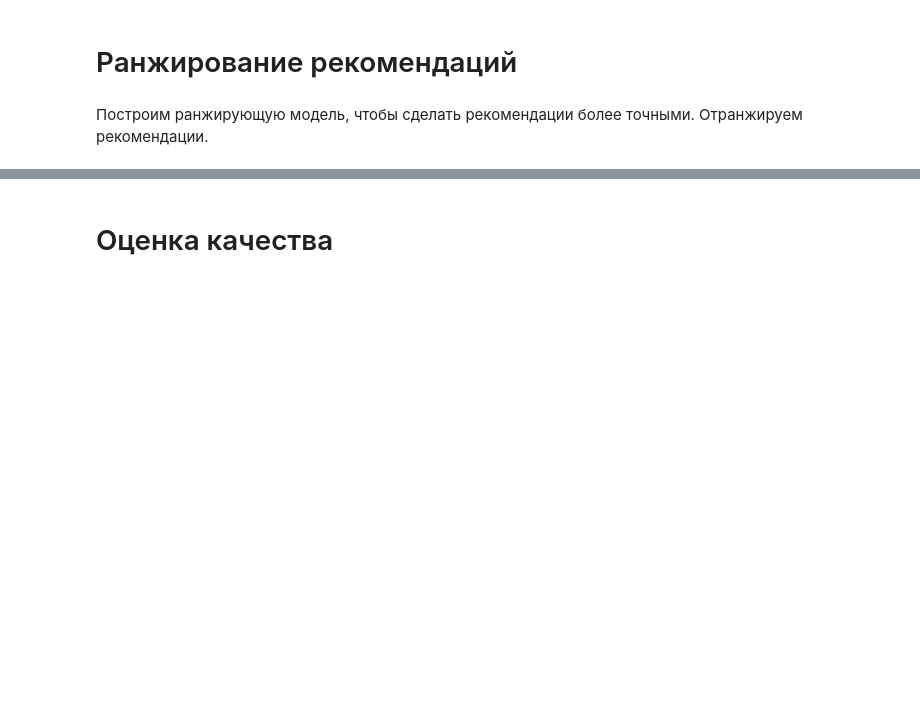
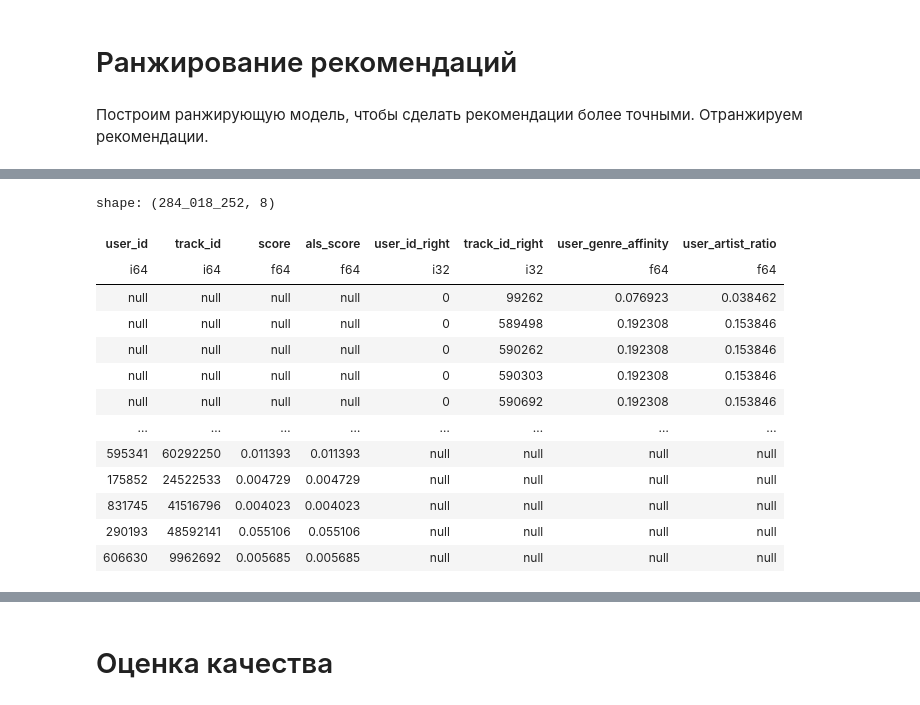
Before and after one commit to AlexKretov/mle-project-sprint-4-v001, a Jupyter notebook: recommendations.ipynb, the cells around one changed output, grey strips where cells are left out. Saved outputs shown, nothing was run; the diff lists cells and outputs as text; code cells hidden in the pictures; blank space fills up the shorter version.

```diff
--- a/recommendations.ipynb
+++ b/recommendations.ipynb
@@ -509,0 +622,4 @@ top_k_pop_items = item_popularity.head(100)["item_id"].tolist()
+# %%
+
+als_model = AlternatingLeastSquares(factors=50, iterations=50, regularization=0.05, random_state=0)
+als_model.fit(user_item_matrix_train)
@@ -509,0 +659,3 @@ top_k_pop_items = item_popularity.head(100)["item_id"].tolist()
+# %%
+r = get_recommendations_als(user_item_matrix_train, als_model, 22, user_map, track_map, include_seen=True, n=5)
+np.array(r, dtype=int)[:,0]
@@ -521,0 +1038,31 @@ top_k_pop_items = item_popularity.head(100)["item_id"].tolist()
+# %%
+enhanced_events = pl.read_parquet('data\enchanced_events.parquet')
+# %%
+als_recommendations = pl.read_parquet(r'data\als_scores.parquet')
+# %%
+candidates = (
+    als_recommendations.select(["user_id", "track_id", "score"])
+    .with_columns(pl.col("score").alias("als_score"))
+    .join(
+        enhanced_events.select(["user_id", "track_id", "user_genre_affinity", "user_artist_ratio"]),
+        on=["user_id", "track_id"],
+        how="outer"
+    )
+)
+
+candidates
+# %% [output]
+shape: (284_018_252, 8)
+| user_id | track_id | score | als_score | user_id_right | track_id_right | user_genre_affinity | user_artist_ratio |
+| i64 | i64 | f64 | f64 | i32 | i32 | f64 | f64 |
+| null | null | null | null | 0 | 99262 | 0.076923 | 0.038462 |
+| null | null | null | null | 0 | 589498 | 0.192308 | 0.153846 |
+| null | null | null | null | 0 | 590262 | 0.192308 | 0.153846 |
+| null | null | null | null | 0 | 590303 | 0.192308 | 0.153846 |
+| null | null | null | null | 0 | 590692 | 0.192308 | 0.153846 |
+| … | … | … | … | … | … | … | … |
+| 595341 | 60292250 | 0.011393 | 0.011393 | null | null | null | null |
+| 175852 | 24522533 | 0.004729 | 0.004729 | null | null | null | null |
+| 831745 | 41516796 | 0.004023 | 0.004023 | null | null | null | null |
+| 290193 | 48592141 | 0.055106 | 0.055106 | null | null | null | null |
+| 606630 | 9962692 | 0.005685 | 0.005685 | null | null | null | null |
```
Also changed, not shown: parts of 103 cells of this notebook, 8 other files.
